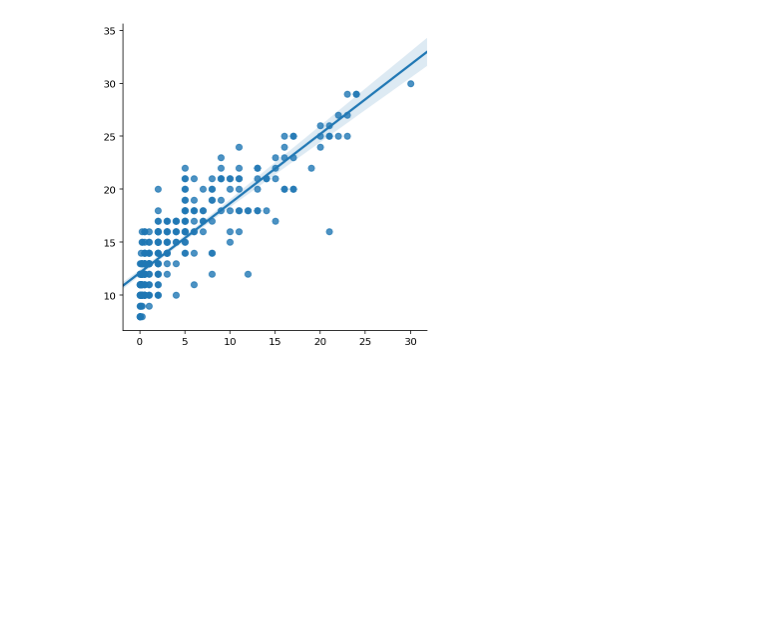
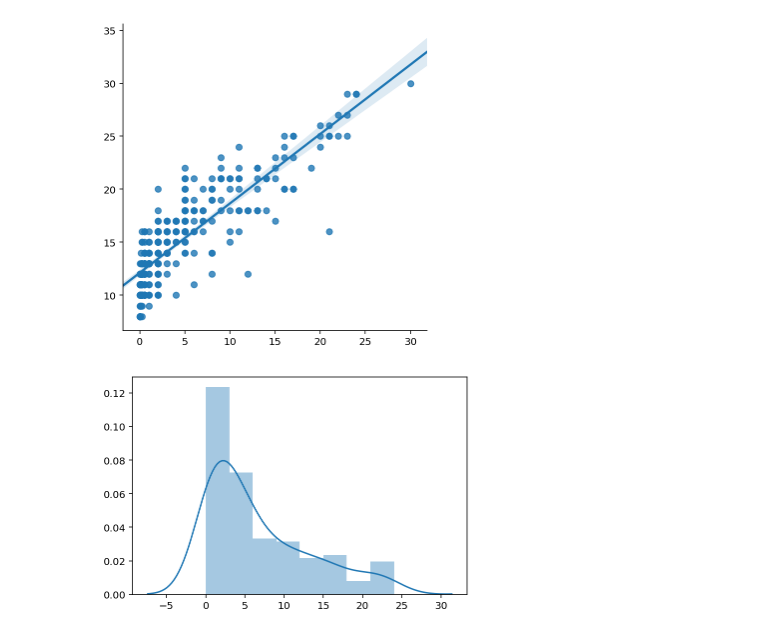
Before and after one commit to ZMBailey/dndmonsters, a Jupyter notebook: monster_stats.ipynb, the cells around one changed output. Drawn from its saved outputs; the diff is of its cells as text; code cells hidden in the pictures; blank space fills up the shorter version.

Commit message:
more visualizations

```diff
--- a/monster_stats.ipynb
+++ b/monster_stats.ipynb
@@ -350,2 +350,9 @@ plt.savefig('/users/alexanderbailey/documents/flatiron/blogs/images/lmplot.png')
 # %% [output]
 [figure]
+# %%
+sns.distplot(y)
+plt.xlabel('')
+plt.ylabel('')
+#plt.savefig('/users/alexanderbailey/documents/flatiron/blogs/images/dist.png')
+# %% [output]
+[figure, added]
```
Also changed, not shown: parts of 2 cells of this notebook.
